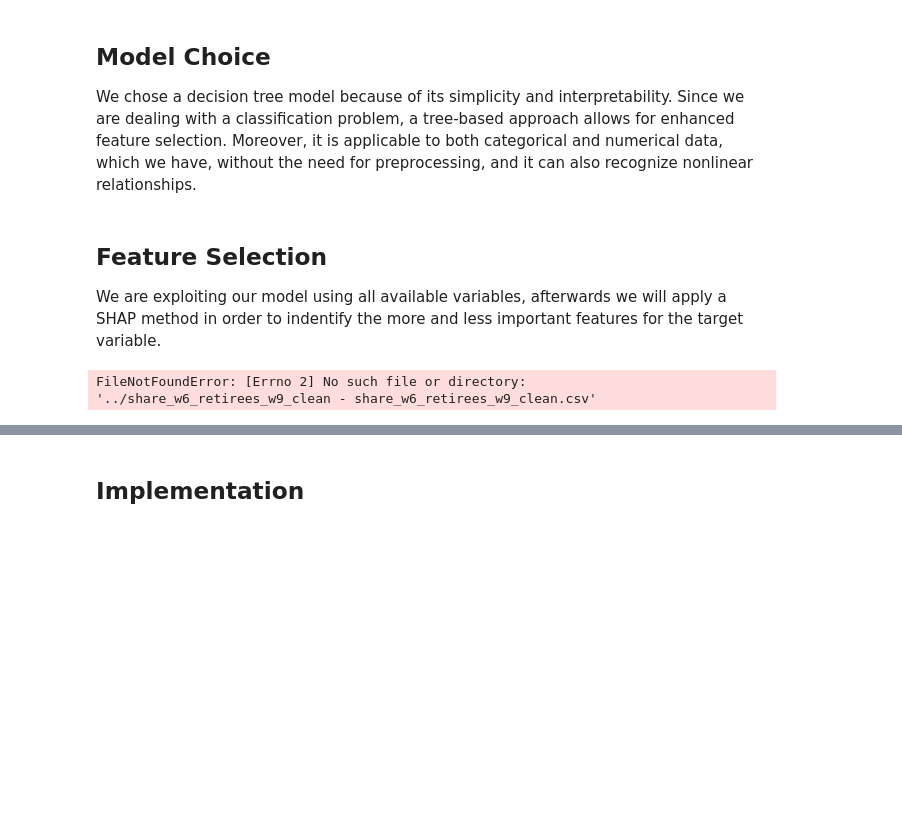
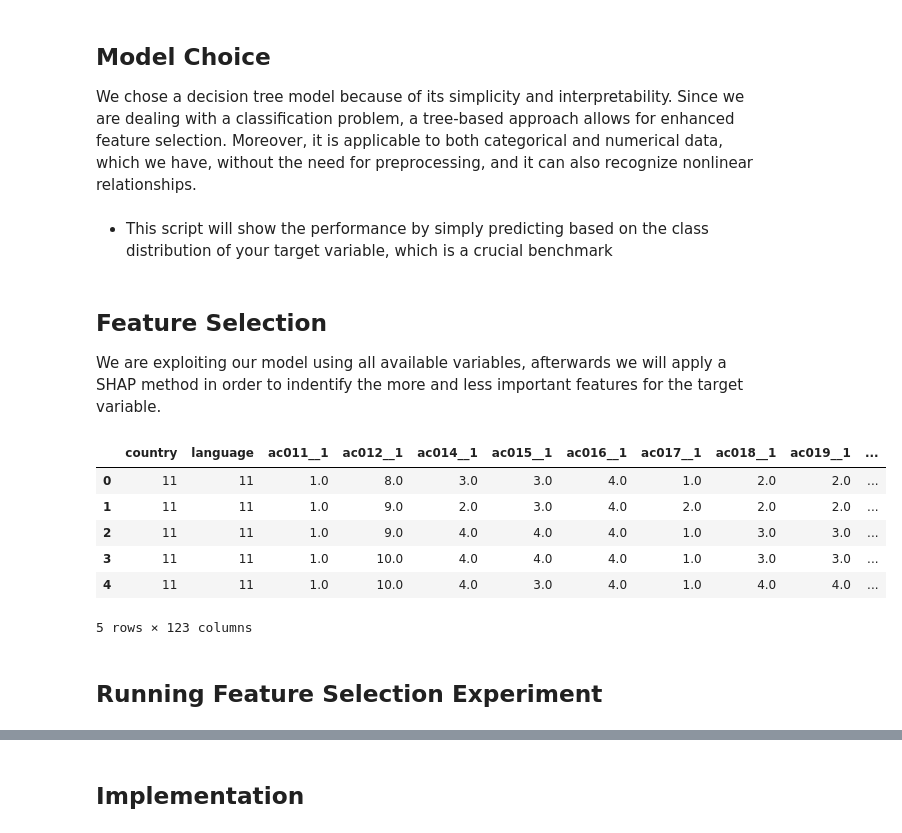
Before and after one commit to Metaphysicist1/Predicting-Retirement-Age, a Jupyter notebook: 2_BaselineModel/baseline_model.ipynb, the cells around one changed output, grey strips where cells are left out. Drawn from its saved outputs; the diff is of its cells as text; code cells hidden in the pictures; blank space fills up the shorter version.

```diff
--- a/2_BaselineModel/baseline_model.ipynb
+++ b/2_BaselineModel/baseline_model.ipynb
@@ -18,24 +26,20 @@ from sklearn.tree import export_text
 
 We chose a decision tree model because of its simplicity and interpretability. Since we are dealing with a classification problem, a tree-based approach allows for enhanced feature selection. Moreover, it is applicable to both categorical and numerical data, which we have, without the need for
 preprocessing, and it can also recognize nonlinear relationships.
+# %% [markdown]
+- This script will show the performance by simply predicting based on the class distribution of your target variable, which is a crucial benchmark
 # %% [markdown]
 ## Feature Selection
 
 We are exploiting our model using all available variables, afterwards we will apply a SHAP method in order to indentify the more and less important features for the target variable.
-# %%
-data_path = "../share_w6_retirees_w9_clean - share_w6_retirees_w9_clean.csv"
-df = pd.read_csv(data_path)
-df.head()
-
-a = list(df.isna().sum())
-df.isna().sum()>0
-
-df.shape
-(1394, 127)
-object_cols = df.select_dtypes(include='object')
-df_new = df.drop(columns=object_cols.columns)
-df_new.head()
-
-df_new.info()
-# %% [output]
-FileNotFoundError: [Errno 2] No such file or directory: '../share_w6_retirees_w9_clean - share_w6_retirees_w9_clean.csv'
+# %%
+df = pd.read_csv('../1_DatasetCharacteristics/share_w6_retirees_cleaned.csv')
+df.head()
+# %% [output]
+|  | country | language | ac011__1 | ac012__1 | ac014__1 | ac015__1 | ac016__1 | ac017__1 | ac018__1 | ac019__1 | ... |
+| 0 | 11 | 11 | 1.0 | 8.0 | 3.0 | 3.0 | 4.0 | 1.0 | 2.0 | 2.0 | ... |
+| 1 | 11 | 11 | 1.0 | 9.0 | 2.0 | 3.0 | 4.0 | 2.0 | 2.0 | 2.0 | ... |
+| 2 | 11 | 11 | 1.0 | 9.0 | 4.0 | 4.0 | 4.0 | 1.0 | 3.0 | 3.0 | ... |
+| 3 | 11 | 11 | 1.0 | 10.0 | 4.0 | 4.0 | 4.0 | 1.0 | 3.0 | 3.0 | ... |
+| 4 | 11 | 11 | 1.0 | 10.0 | 4.0 | 3.0 | 4.0 | 1.0 | 4.0 | 4.0 | ... |
+5 rows × 123 columns
@@ -41,0 +49,2 @@ FileNotFoundError: [Errno 2] No such file or directory: '../share_w6_retirees_w9
+# %% [markdown]
+## Running Feature Selection Experiment
```
Also changed, not shown: parts of 16 cells of this notebook, 4 other files.
